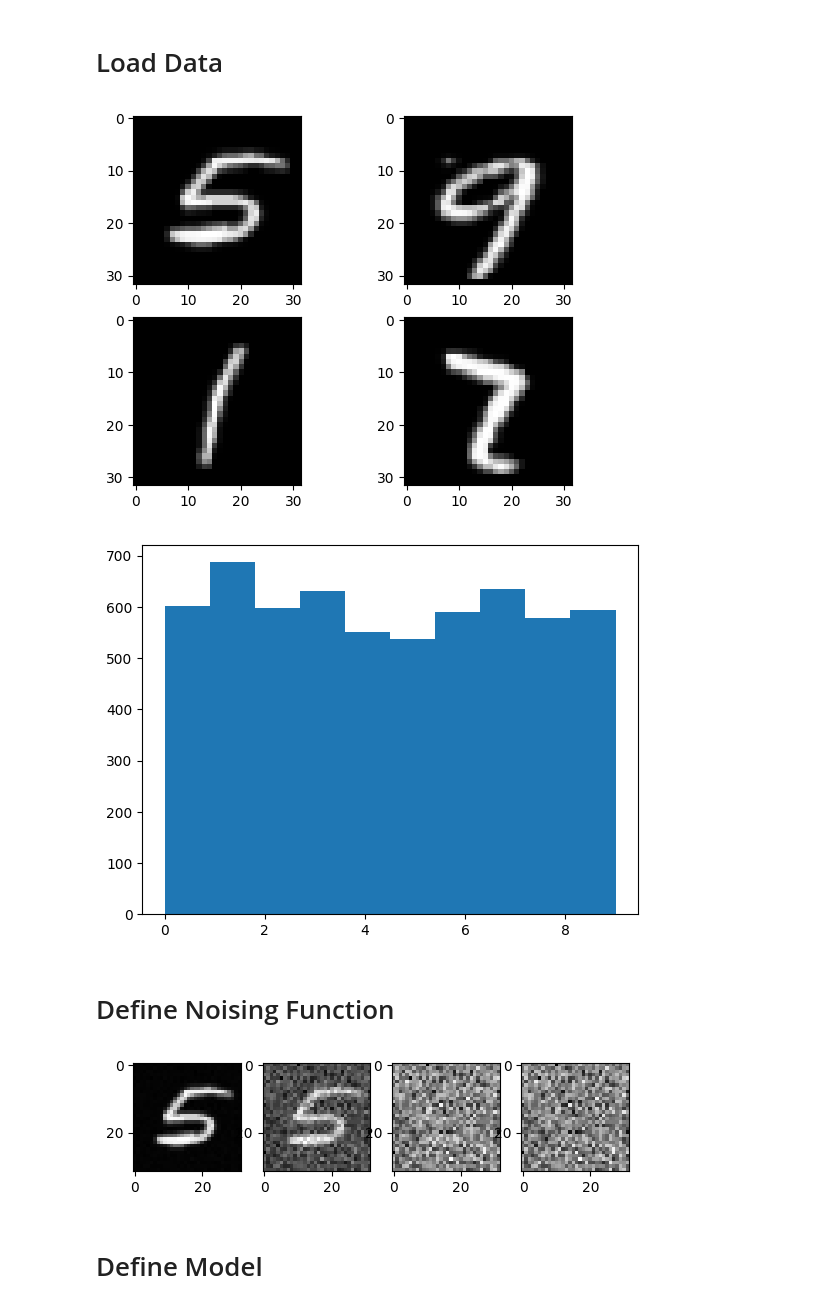
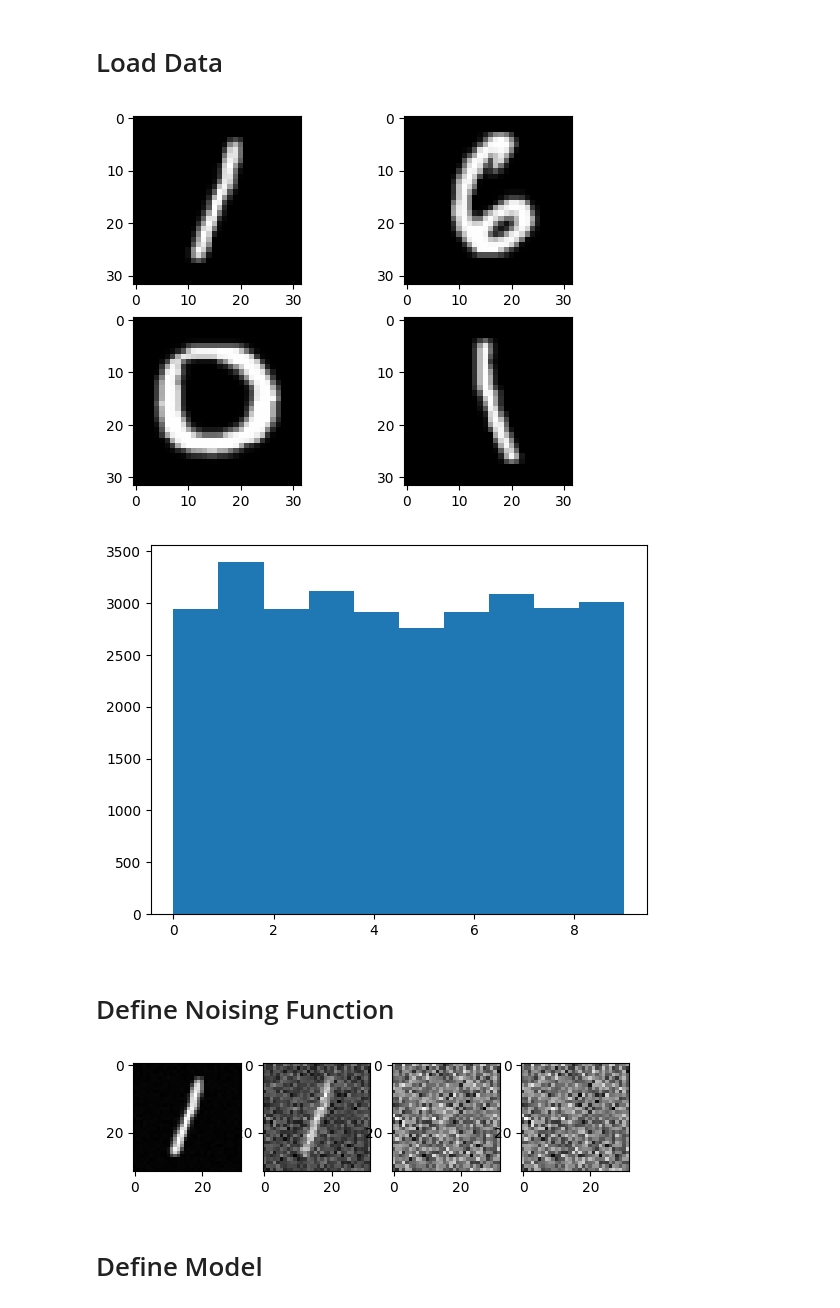
Before and after one commit to varunchitturi/ese-2000-labs, a Jupyter notebook: Lab 7/Lab_7.ipynb, the cells around one changed output. Cells and saved outputs as stored; diff of their text form; code cells hidden in the pictures.

```diff
--- a/Lab 7/Lab_7.ipynb
+++ b/Lab 7/Lab_7.ipynb
@@ -40,35 +47,35 @@ transform = transforms.Compose([
     transforms.Resize((32,32)),
     transforms.ToTensor(),
     transforms.Normalize([0.5], [0.5])
 ])
 batch_size = 64
 train = datasets.MNIST(root='./data', train=True, transform=transform, download=True)
 test = datasets.MNIST(root='./data', train=False, transform=transform, download=True)
 
 
 # Adjust subset size here, so you can reduce the training time
-subset_size = int(0.1 * len(train))
+subset_size = int(0.5 * len(train))
 indices = torch.randperm(len(train))[:subset_size]
 train = Subset(train, indices)
 subset_size = int(0.01 * len(test))
 indices = torch.randperm(len(test))[:subset_size]
 test = Subset(test, indices)
 
 train_loader = torch.utils.data.DataLoader(train, batch_size=batch_size, shuffle=True)
 test_loader = torch.utils.data.DataLoader(test, batch_size=batch_size, shuffle=True)
 
 # plot samples
 num_samples = 2
 sample_train = list(enumerate(train_loader))[0][1][0][:num_samples]
 sample_test = list(enumerate(test_loader))[0][1][0][:num_samples]
 
 fig, axs = plt.subplots(2, num_samples)
 for i, sample in enumerate(sample_train):
     axs[0, i].imshow(sample.numpy().squeeze(), cmap='gray')
 for i, sample in enumerate(sample_test):
     axs[1, i].imshow(sample.numpy().squeeze(), cmap='gray')
 # %% [output]
-[figure, old version]
+[figure, new version]
 # %%
 labels = []
 for data in train:
@@ -76,7 +83,7 @@ for data in train:
 plt.hist(labels)
 plt.show()
 # %% [output]
-[figure, old version]
+[figure, new version]
 # %% [markdown]
 # Define Noising Function
 # %%
@@ -99,7 +106,7 @@ fig, axs = plt.subplots(1, len(times))
 for i, sample in enumerate(noised_sample):
     (axs[i].imshow(sample[0].detach().cpu().numpy(), cmap='gray'))
 # %% [output]
-[figure, old version]
+[figure, new version]
 # %% [markdown]
 # Define Model
 # %%
```
Also changed, not shown: parts of 6 cells of this notebook.
